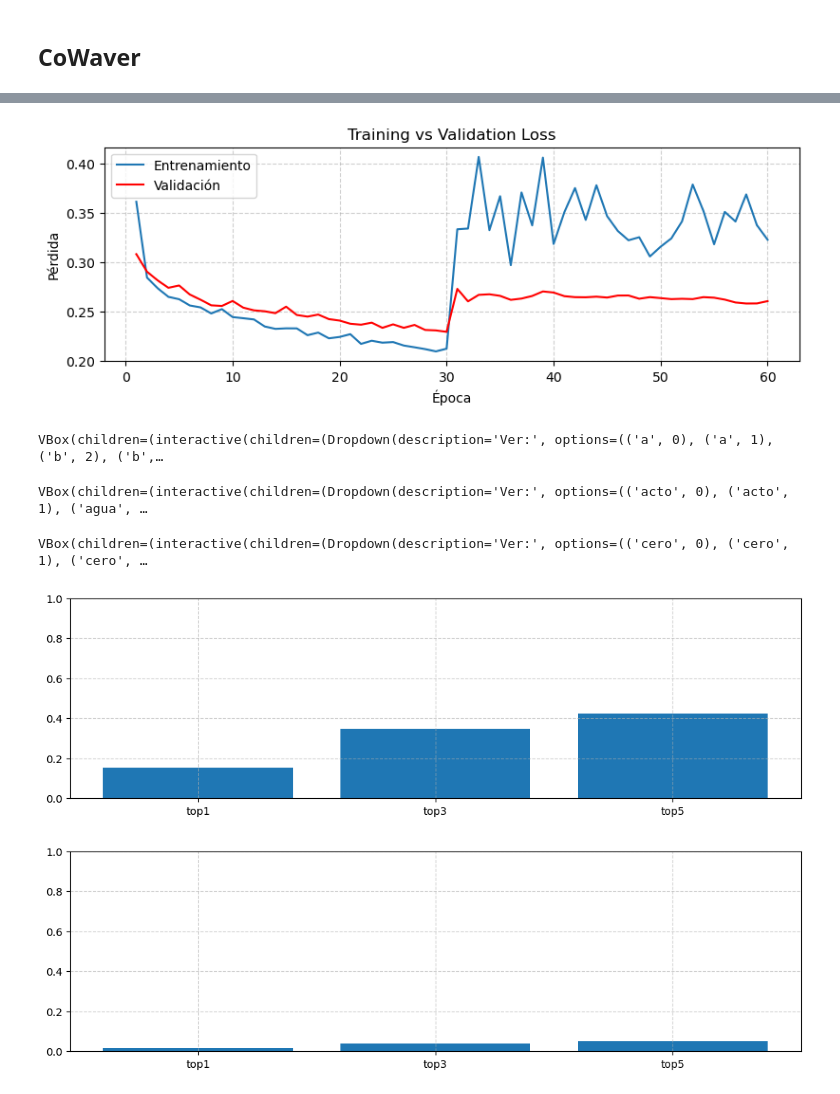
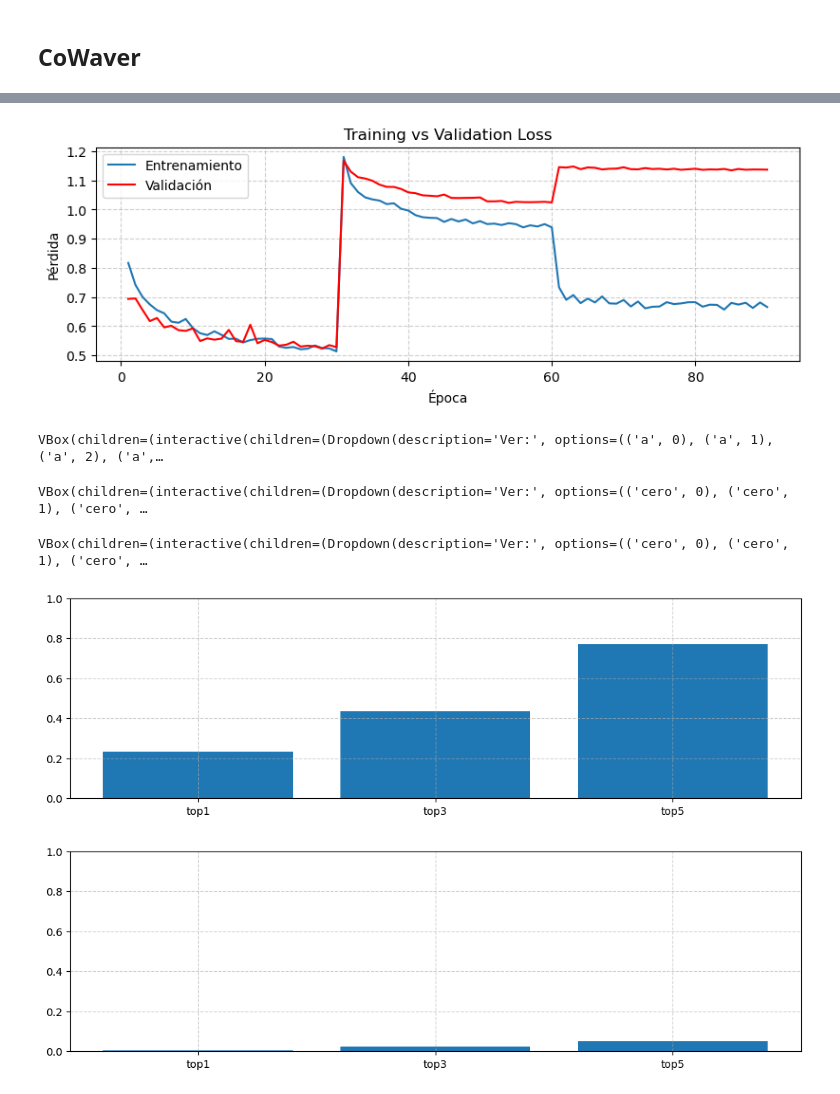
Before and after one commit to martindsq/from-speech, a Jupyter notebook: notebooks/cowaver.ipynb, the cells around one changed output, grey strips where cells are left out. Drawn from its saved outputs; the diff is of its cells as text; code cells hidden in the pictures.

```diff
--- a/notebooks/cowaver.ipynb
+++ b/notebooks/cowaver.ipynb
@@ -20,11 +20,11 @@ from pathlib import Path
 # Rutas a los datos
 # tiny_emnist_filename = Path("../data/tiny-emnist-26.tar.xz")
 # tiny_kalulu_filename = Path("../data/tiny-kalulu-200.tar.xz")
-tiny_phones_filename = Path("../tiny-phones-17.tar.xz")
+tiny_phones_filename = Path("../tiny-phones-200.tar.xz")
 tiny_letter_filename = Path("../tiny-letter-30.tar.xz")
 # kalulu_words_filename = Path("../data/kalulu-words.tar.xz")
 # kalulu_phonemes_filename = Path("../data/kalulu-phonemes.tar.xz")
-mswc_microset_filename = Path("../mswc_microset.tar.xz")
+mswc_microset_filename = Path("../tiny-mswc-200.tar.xz")
 
 data_path = Path("../data")  # Carpeta donde se descomprimirán los datos
 checkpoints_path = Path("../checkpoints")
@@ -320,10 +321,10 @@ from cowaver.utils import entrenar_red
 from cowaver.checkpoints import cargar_checkpoint
 
 cowaver = CoWaver(
-    latent_dim=512,
-    hidden_size=512,
+    latent_dim=256,
+    hidden_size=256,
     mel_bins=80,
-    width_steps=32
+    width_steps=24
 )
 should_train = False
 train_histories = []
@@ -341,9 +342,8 @@ if should_train:
         )
     )
 else:
-    #train_histories.append(cargar_checkpoint(cowaver, phase=1, folder=checkpoints_path))
-    #train_histories.append(cargar_checkpoint(cowaver, phase=2, folder=checkpoints_path))
-    train_histories.append(cargar_checkpoint(cowaver, phase=3, folder=checkpoints_path))
+    for i in range(3):
+        train_histories.append(cargar_checkpoint(cowaver, phase=i+1, folder=checkpoints_path))
 train_history = TrainHistory(
     train_losses=list(itertools.chain.from_iterable(x.train_losses for x in train_histories)),
     val_losses=list(itertools.chain.from_iterable(x.val_losses for x in train_histories))
@@ -369,7 +369,7 @@ Epoch 30/30 | train_loss=0.3684 | val_loss=0.3568
 # %%
 plot_train_history(train_history)
 # %% [output]
-[figure, old version]
+[figure, new version]
 # %%
 from cowaver.utils import explorar_red, extraer_waveform, AUDIO_SAMPLE_RATE
 
@@ -394,12 +394,12 @@ def explore_cowaver(net, batch):
 letters_data = TinyMel(tiny_letter_path, mel_bins=cowaver.mel_bins)
 explorar_red(cowaver, letters_data, explore_cowaver)
 # %% [output]
-VBox(children=(interactive(children=(Dropdown(description='Ver:', options=(('a', 0), ('a', 1), ('b', 2), ('b',…
+VBox(children=(interactive(children=(Dropdown(description='Ver:', options=(('a', 0), ('a', 1), ('a', 2), ('a',…
 # %%
-words_data = TinyMel(tiny_kalulu_path, mel_bins=cowaver.mel_bins)
+words_data = TinyMel(tiny_phones_path, mel_bins=cowaver.mel_bins)
 explorar_red(cowaver, words_data, explore_cowaver)
 # %% [output]
-VBox(children=(interactive(children=(Dropdown(description='Ver:', options=(('acto', 0), ('acto', 1), ('agua', …
+VBox(children=(interactive(children=(Dropdown(description='Ver:', options=(('cero', 0), ('cero', 1), ('cero', …
 # %%
 mswc_microset_data = TinyMel(mswc_microset_path, mel_bins=cowaver.mel_bins)
 explorar_red(cowaver, mswc_microset_data, explore_cowaver)
@@ -412,13 +412,13 @@ letters_data = TinyMel(tiny_letter_path, mel_bins=cowaver.mel_bins)
 test_results = evaluar_red(cowaver, letters_data)
 plot_test_results(test_results)
 # %% [output]
-[figure, old version]
+[figure, new version]
 # %%
-words_data = TinyMel(tiny_kalulu_path, mel_bins=cowaver.mel_bins)
+words_data = TinyMel(tiny_phones_path, mel_bins=cowaver.mel_bins)
 test_results = evaluar_red(cowaver, words_data)
 plot_test_results(test_results)
 # %% [output]
-[figure, old version]
+[figure, new version]
 # %%
 mswc_microset_data = TinyMel(mswc_microset_path, mel_bins=cowaver.mel_bins)
 test_results = evaluar_red(cowaver, mswc_microset_data)
```
Also changed, not shown: parts of 8 cells of this notebook, 2 other files.
